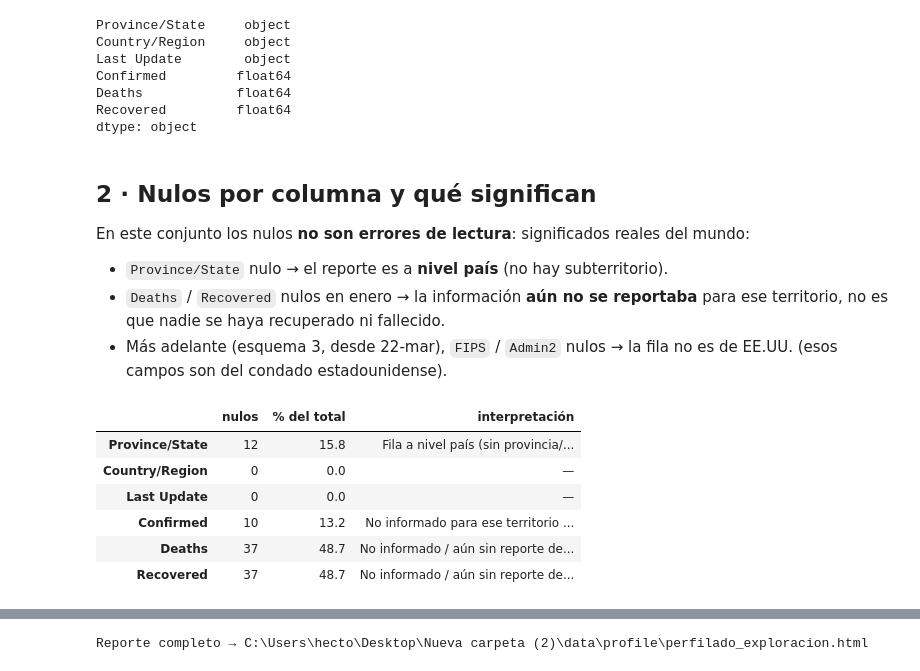
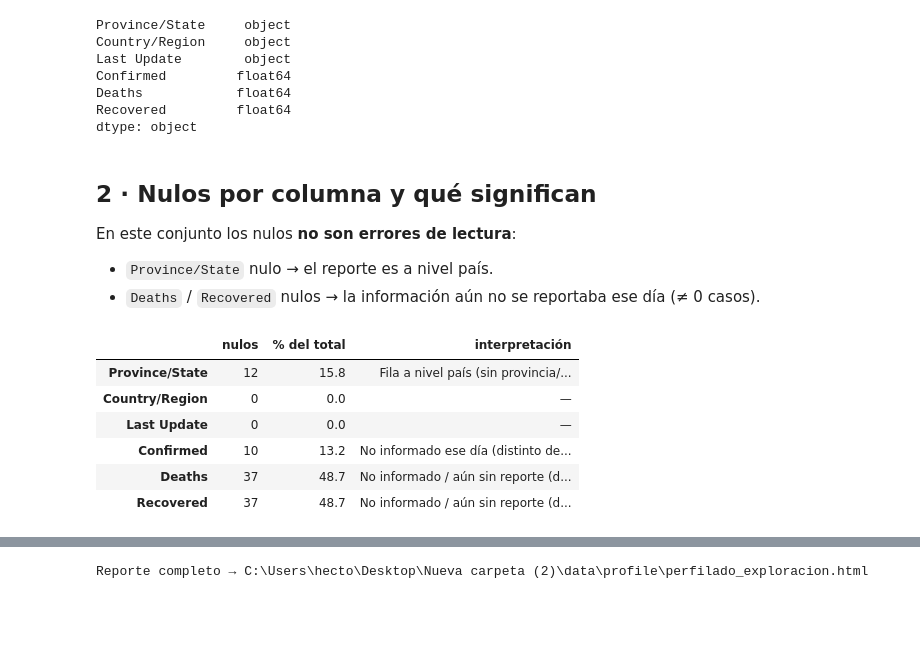
Before and after one commit to BeatrizVidalA/ProyectoGD, a Jupyter notebook: notebooks/00_exploracion.ipynb, the cells around one changed output, grey strips where cells are left out. Cells and saved outputs as stored; diff of their text form; code cells hidden in the pictures; blank space fills up the shorter version.

```diff
--- a/notebooks/00_exploracion.ipynb
+++ b/notebooks/00_exploracion.ipynb
@@ -48,7 +45,7 @@ URL_BASE = (
 )
 
 def descargar(nombre: str) -> bytes:
-    '''Descarga un CSV de JHU con caché local en data/raw (idempotente).'''
+    '''Descarga un CSV de JHU con caché local (idempotente, con reintentos).'''
     destino = RAW / nombre
     if destino.exists() and destino.stat().st_size > 0:
         return destino.read_bytes()
@@ -61,7 +58,7 @@ def descargar(nombre: str) -> bytes:
                 raise IOError('respuesta demasiado corta')
             destino.write_bytes(datos)
             return datos
-        except Exception as e:
+        except Exception:
             if intento == 2:
                 raise
             time.sleep(2)
@@ -96,29 +93,27 @@ dtype: object
 # %% [markdown]
 ## 2 · Nulos por columna y qué significan
 
-En este conjunto los nulos **no son errores de lectura**: significados reales del mundo:
+En este conjunto los nulos **no son errores de lectura**:
 
-- `Province/State` nulo → el reporte es a **nivel país** (no hay subterritorio).
-- `Deaths` / `Recovered` nulos en enero → la información **aún no se reportaba**
-  para ese territorio, no es que nadie se haya recuperado ni fallecido.
-- Más adelante (esquema 3, desde 22-mar), `FIPS` / `Admin2` nulos → la fila no es de
-  EE.UU. (esos campos son del condado estadounidense).
+- `Province/State` nulo → el reporte es a nivel país.
+- `Deaths` / `Recovered` nulos → la información aún no se reportaba ese día
+  (≠ 0 casos).
 # %%
 nulos = pr1.isna().sum().to_frame('nulos')
 nulos['% del total'] = (100 * nulos['nulos'] / len(pr1)).round(1)
 interpretacion = {
     'Province/State': 'Fila a nivel país (sin provincia/estado)',
-    'Confirmed': 'No informado para ese territorio en la fecha (≠ 0 casos)',
-    'Deaths': 'No informado / aún sin reporte de fallecidos (≠ 0)',
-    'Recovered': 'No informado / aún sin reporte de recuperados (≠ 0)',
+    'Confirmed': 'No informado ese día (distinto de 0 casos)',
+    'Deaths': 'No informado / aún sin reporte (distinto de 0)',
+    'Recovered': 'No informado / aún sin reporte (distinto de 0)',
 }
 nulos['interpretación'] = [interpretacion.get(c, '—') for c in nulos.index]
 nulos
 # %% [output]
 |  | nulos | % del total | interpretación |
 | Province/State | 12 | 15.8 | Fila a nivel país (sin provincia/... |
 | Country/Region | 0 | 0.0 | — |
 | Last Update | 0 | 0.0 | — |
-| Confirmed | 10 | 13.2 | No informado para ese territorio ... |
-| Deaths | 37 | 48.7 | No informado / aún sin reporte de... |
-| Recovered | 37 | 48.7 | No informado / aún sin reporte de... |
+| Confirmed | 10 | 13.2 | No informado ese día (distinto de... |
+| Deaths | 37 | 48.7 | No informado / aún sin reporte (d... |
+| Recovered | 37 | 48.7 | No informado / aún sin reporte (d... |
```
Also changed, not shown: parts of 17 cells of this notebook, 6 other files.
